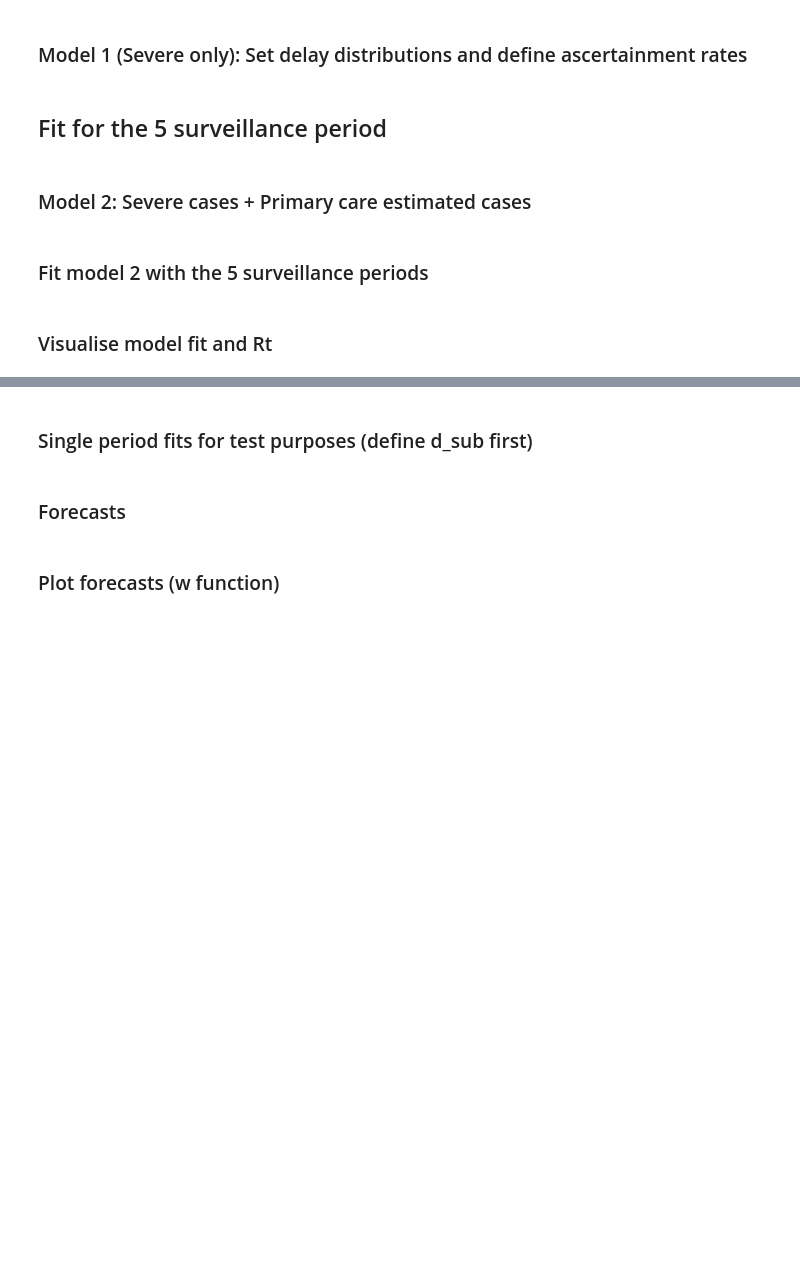
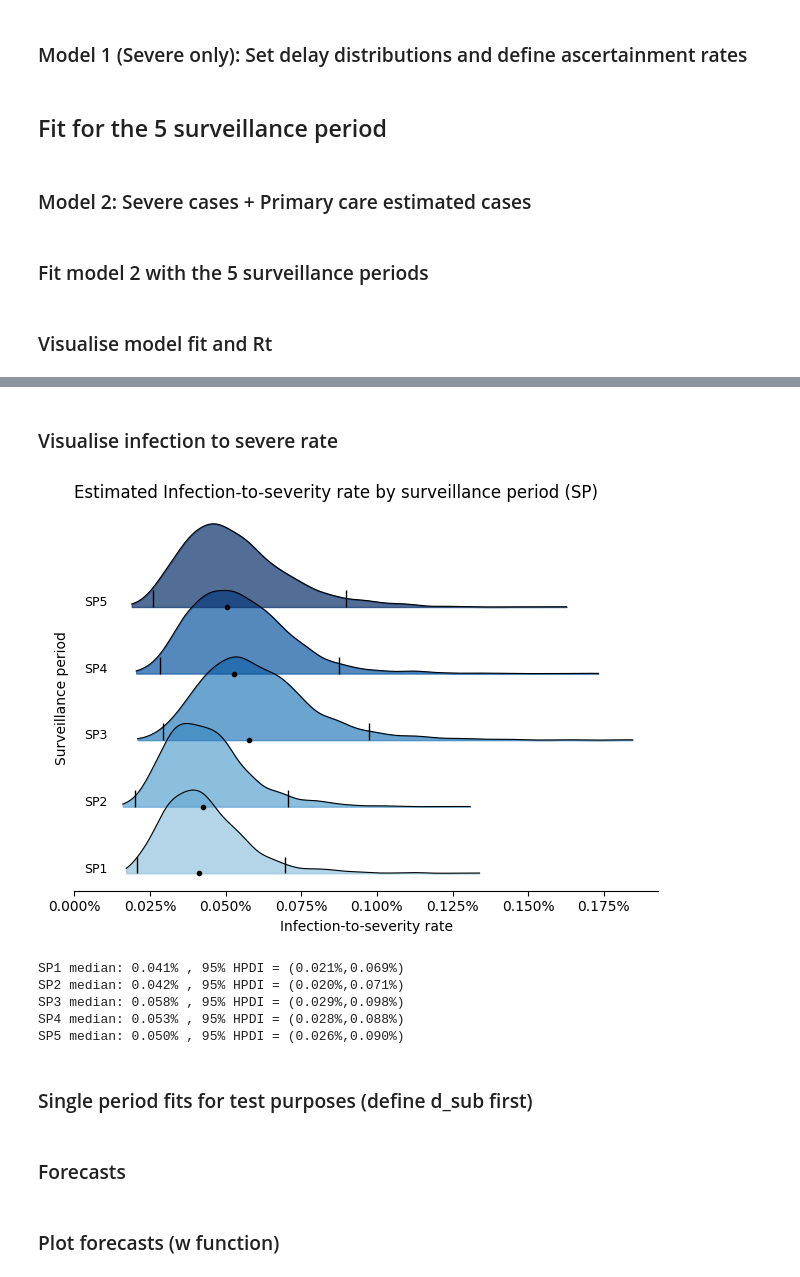
Before and after one commit to pessimistic-pelican/PyRenew, a Jupyter notebook: scripts/flu_model.ipynb, the cells around one changed output, grey strips where cells are left out. Drawn from its saved outputs; the diff is of its cells as text; code cells hidden in the pictures; blank space fills up the shorter version.

```diff
--- a/scripts/flu_model.ipynb
+++ b/scripts/flu_model.ipynb
@@ -638,0 +669,2 @@ plt.show()
+# %% [markdown]
+### Visualise infection to severe rate
@@ -639,3 +718,78 @@ plt.show()
+# %%
+from scipy.stats import gaussian_kde
+from matplotlib.ticker import PercentFormatter
+
+surv_period_samples = {'SP1':res_list[0].posterior.p_severe_ihr.values.reshape(-1),
+                       'SP2':res_list[1].posterior.p_severe_ihr.values.reshape(-1),
+                       'SP3':res_list[2].posterior.p_severe_ihr.values.reshape(-1),
+                       'SP4':res_list[3].posterior.p_severe_ihr.values.reshape(-1),
+                       'SP5':res_list[4].posterior.p_severe_ihr.values.reshape(-1)}
+
+
+fig, ax = plt.subplots()
+
+# Vertical spacing between ridges
+spacing = 0.8
+
+# Define color gradient
+colors = plt.cm.Blues(np.linspace(0.4, 1, len(surv_period_samples)))
+
+x_min = min(v.min() for v in surv_period_samples.values())
+x_max = max(v.max() for v in surv_period_samples.values())
+x_range = x_max - x_min
+
+for i, (label, values) in enumerate(surv_period_samples.items()):
+    kde = gaussian_kde(values)
+    x = np.linspace(values.min(), values.max(), 200)
+    y = kde(x)
+    y /= y.max()
+
+    ax.fill_between(x, i * spacing, y + i * spacing, color=colors[i], alpha=0.7)
+    ax.plot(x, y + i * spacing, color='black', lw=0.8)
+
+    # adaptive offset: 3% of total range to the left
+    ax.text(x_min - 0.03 * x_range, i * spacing + 0.05, label,
+            fontsize=9, ha='right', va='center')
+
+cred = 0.95
+
+#Add HDPI markers
+for i, (label, values) in enumerate(surv_period_samples.items()):
+    lo, hi = hdpi_samples(values, cred_mass=cred)
+    med = np.median(values)
+
+    # vertical lines for HDPI (shifted by i*spacing)
+    ax.vlines([lo, hi], i*spacing, i*spacing + 0.2, color='k', lw=1)
+    # median marker
+    ax.plot(med, i*spacing, marker='o', markersize=3, color='k')
+
+# Clean up axes
+ax.set_xlabel('Infection-to-severity rate')
+ax.set_yticks([])
+ax.set_ylabel('Surveillance period')
+ax.set_xlim(left=0)
+ax.set_title('Estimated Infection-to-severity rate by surveillance period (SP)', loc = 'left')
+
+ax.spines['right'].set_visible(False)
+ax.spines['top'].set_visible(False)
+ax.spines['left'].set_visible(False)
+
+ax.xaxis.set_major_formatter(PercentFormatter(xmax=1))
+
+plt.tight_layout()
+plt.show()
+# %% [output]
+[figure, added]
+# %%
+for (period, samples) in surv_period_samples.items():
+    lo, hi = hdpi_samples(samples)
+    print(f"{period} median: {np.median(samples):.3%} , 95% HPDI = ({lo:.3%},{hi:.3%})")
+# %% [output]
+SP1 median: 0.041% , 95% HPDI = (0.021%,0.069%)
+SP2 median: 0.042% , 95% HPDI = (0.020%,0.071%)
+SP3 median: 0.058% , 95% HPDI = (0.029%,0.098%)
+SP4 median: 0.053% , 95% HPDI = (0.028%,0.088%)
+SP5 median: 0.050% , 95% HPDI = (0.026%,0.090%)
 # %% [markdown]
 ### Single period fits for test purposes (define d_sub first)
 # %%
```
Also changed, not shown: parts of 4 cells of this notebook, 6 other files.
